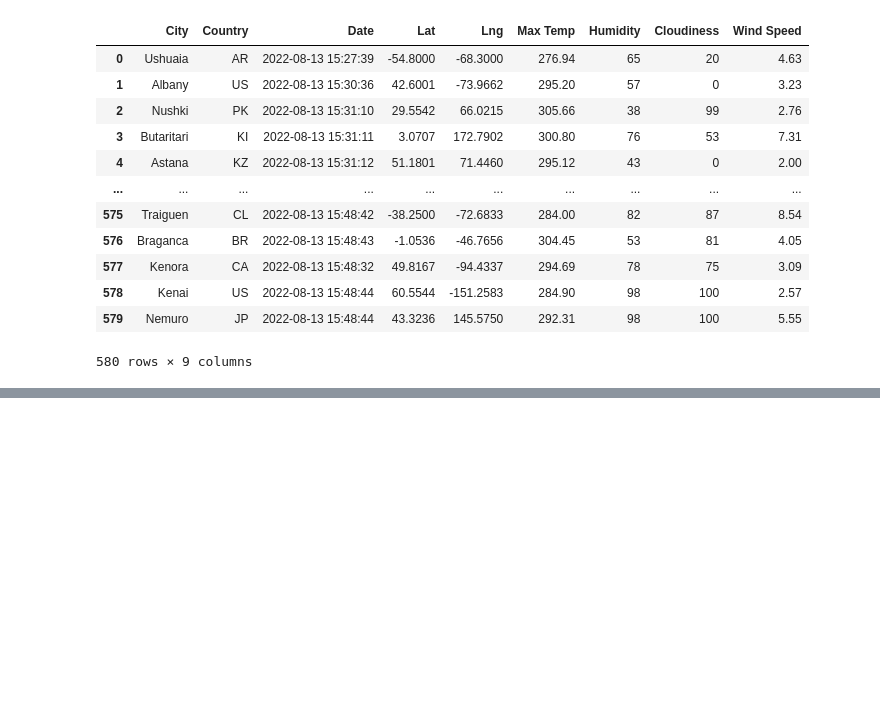
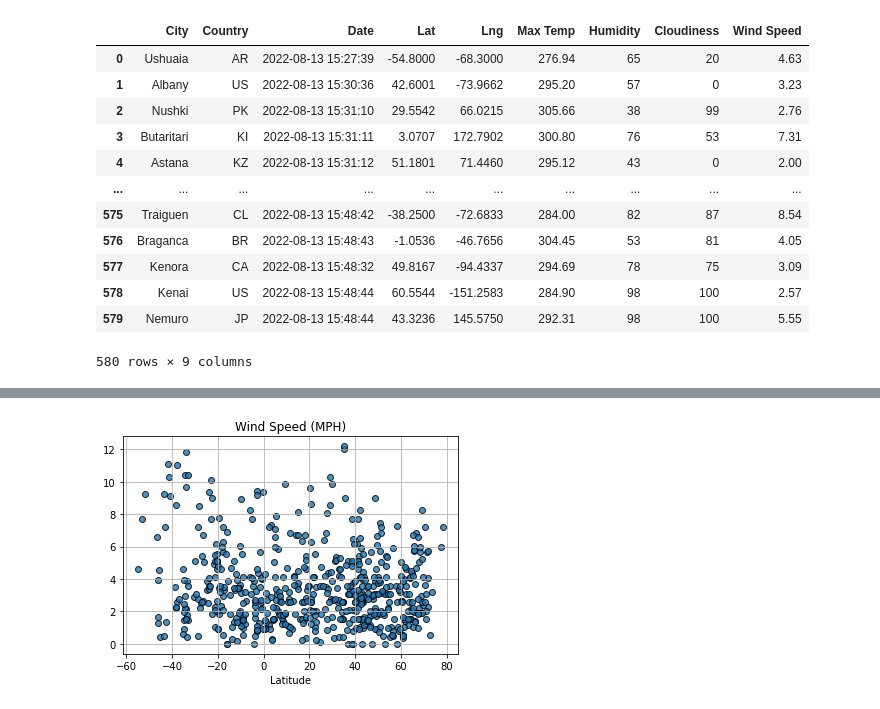
Before and after one commit to Bren42/World_Weather_Analysis, a Jupyter notebook: WeatherPy.ipynb, the cells around one changed output, grey strips where cells are left out. Saved outputs shown, nothing was run; the diff lists cells and outputs as text; code cells hidden in the pictures; blank space fills up the shorter version.

```diff
--- a/WeatherPy.ipynb
+++ b/WeatherPy.ipynb
@@ -230,0 +316,22 @@ city_data_df.to_csv(output_data_file, index_label="City ID")
+# %%
+#build the scatter plot for latitude vs. wind speed.
+
+plt.scatter(lats,
+            wind_speed,
+            edgecolor="k", linewidth=1, marker='o',
+            alpha=0.8,label = 'Cities')
+
+#incorporate the other graph properties
+
+plt.title (f"Wind Speed (MPH)")
+plt.xlabel("Latitude")
+plt.grid(True)
+
+#save the figure
+plt.savefig("weather_data/fig4.png")
+
+#show the plot
+
+plt.show()
+# %% [output]
+[figure, added]
```
Also changed, not shown: parts of 4 cells of this notebook, 4 other files.
